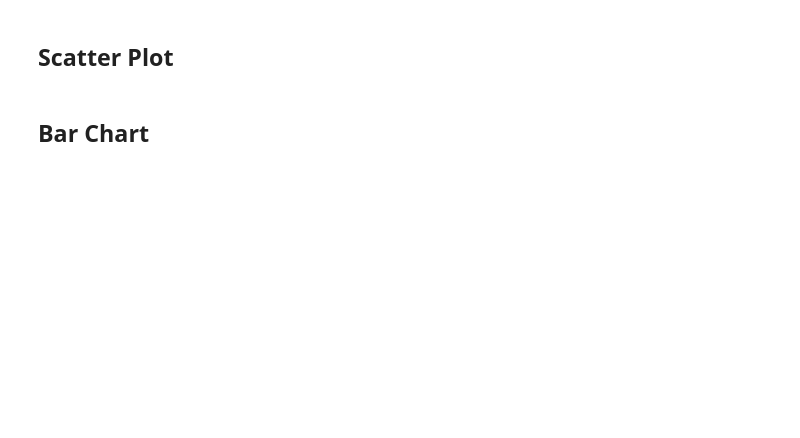
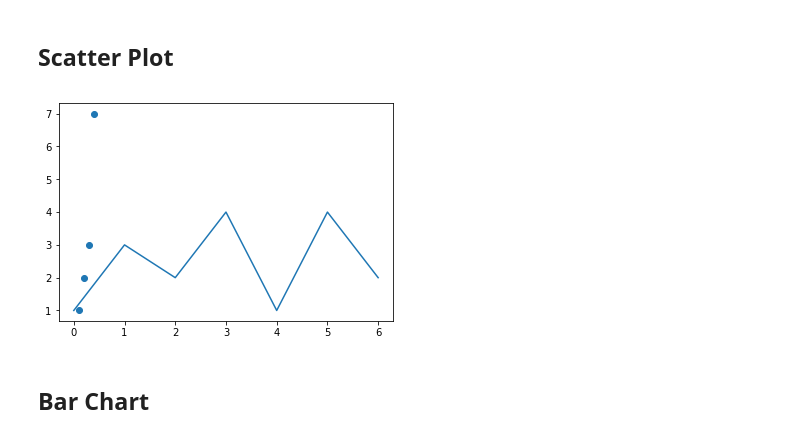
Before and after one commit to Seung-hyeon/KAIST_MFE_ProgrammingI, a Jupyter notebook: Lectures(TA)/Lecture 3 numpy, pandas, matplotlib-Copy1.ipynb, the cells around one changed output. Saved outputs shown, nothing was run; the diff lists cells and outputs as text; code cells hidden in the pictures; blank space fills up the shorter version.

```diff
--- a/Lectures(TA)/Lecture 3 numpy, pandas, matplotlib-Copy1.ipynb
+++ b/Lectures(TA)/Lecture 3 numpy, pandas, matplotlib-Copy1.ipynb
@@ -515,4 +526,11 @@ import matplotlib.pyplot as plt
 # %% [markdown]
 ## Scatter Plot
+# %%
+%matplotlib inline
+plt.scatter([0.1, 0.3, 0.2, 0.4], [1,3,2,7])
+pd.Series([1,3,2,4,1,4,2]).plot()
+plt.show()
+# %% [output]
+[figure, added]
 # %% [markdown]
 ## Bar Chart
```
Also changed, not shown: parts of 5 cells of this notebook, 4 other files.
